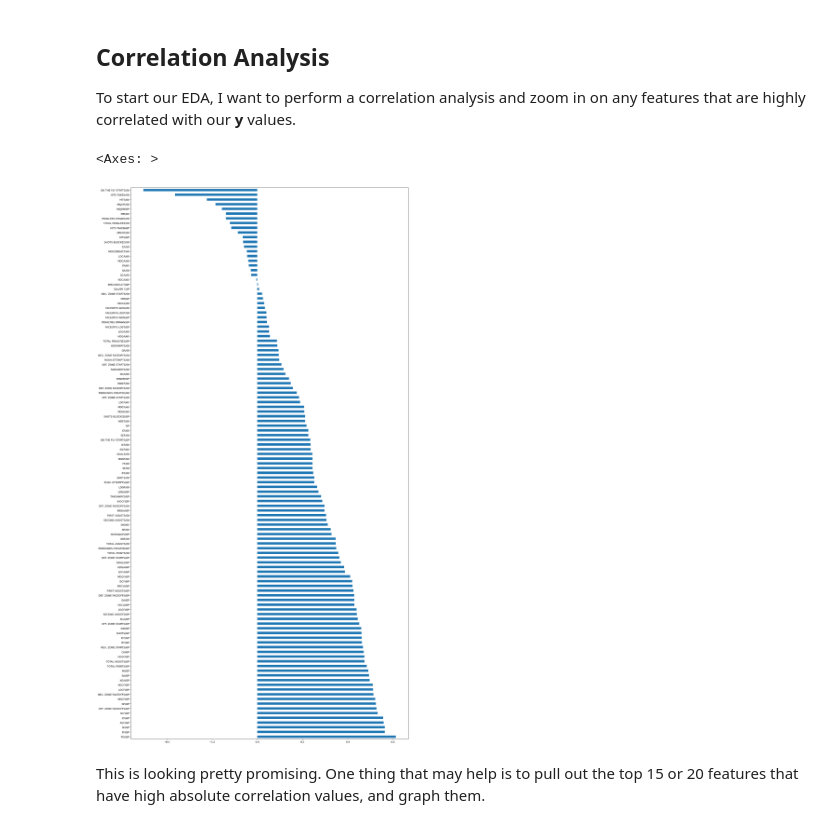
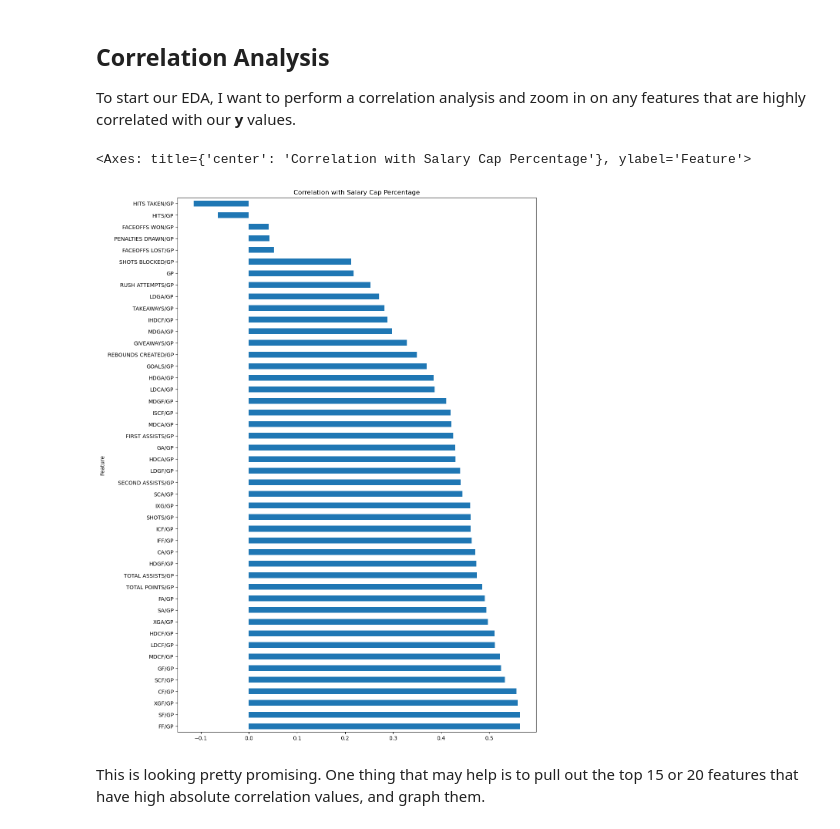
Before and after one commit to MichaelKuby/CMPT733_CapstoneProject_NHLPlayerValue, a Jupyter notebook: Hockey_Salary_Research/Script/5_ExploratoryDataAnalysis/step2_D_EDA.ipynb, the cells around one changed output. Drawn from its saved outputs; the diff is of its cells as text; code cells hidden in the pictures.

```diff
--- a/Hockey_Salary_Research/Script/5_ExploratoryDataAnalysis/step2_D_EDA.ipynb
+++ b/Hockey_Salary_Research/Script/5_ExploratoryDataAnalysis/step2_D_EDA.ipynb
@@ -58,18 +57,24 @@ To start our EDA, I want to perform a correlation analysis and zoom in on any fe
 # %%
 correlation_matrix = defensemen_41GP.corr()
 
 # Extract all correlations with 'Y_SALARY_CAP_PERCENTAGE' and sort them
 correlation_Y = correlation_matrix['SALARY CAP PERCENTAGE'].sort_values(ascending=False)
 
-# Remove Y_SALARY_CAP_PERCENTAGE and LENGTH from the list
-correlation_Y = correlation_Y.drop(['SALARY CAP PERCENTAGE', 'AAV'])
+# Remove Salary cols from the list
+correlation_Y = correlation_Y.drop(['SALARY CAP PERCENTAGE', 'AAV', 'SALARY CAP'])
 
 # Create a barplot of the correlations
-plt.figure(figsize=(20, 40))
+plt.figure(figsize=(12, 18))
+
+# add a title
+plt.title('Correlation with Salary Cap Percentage')
+plt.xlabel('Correlation')
+plt.ylabel('Feature')
+
 correlation_Y.plot(kind='barh')
 # %% [output]
-<Axes: >
+<Axes: title={'center': 'Correlation with Salary Cap Percentage'}, ylabel='Feature'>
-[figure, old version]
+[figure, new version]
 # %% [markdown]
 This is looking pretty promising. One thing that may help is to pull out the top 15 or 20 features that have high absolute correlation values, and graph them.
 # %%
```
Also changed, not shown: parts of 20 cells of this notebook, 44 other files.
